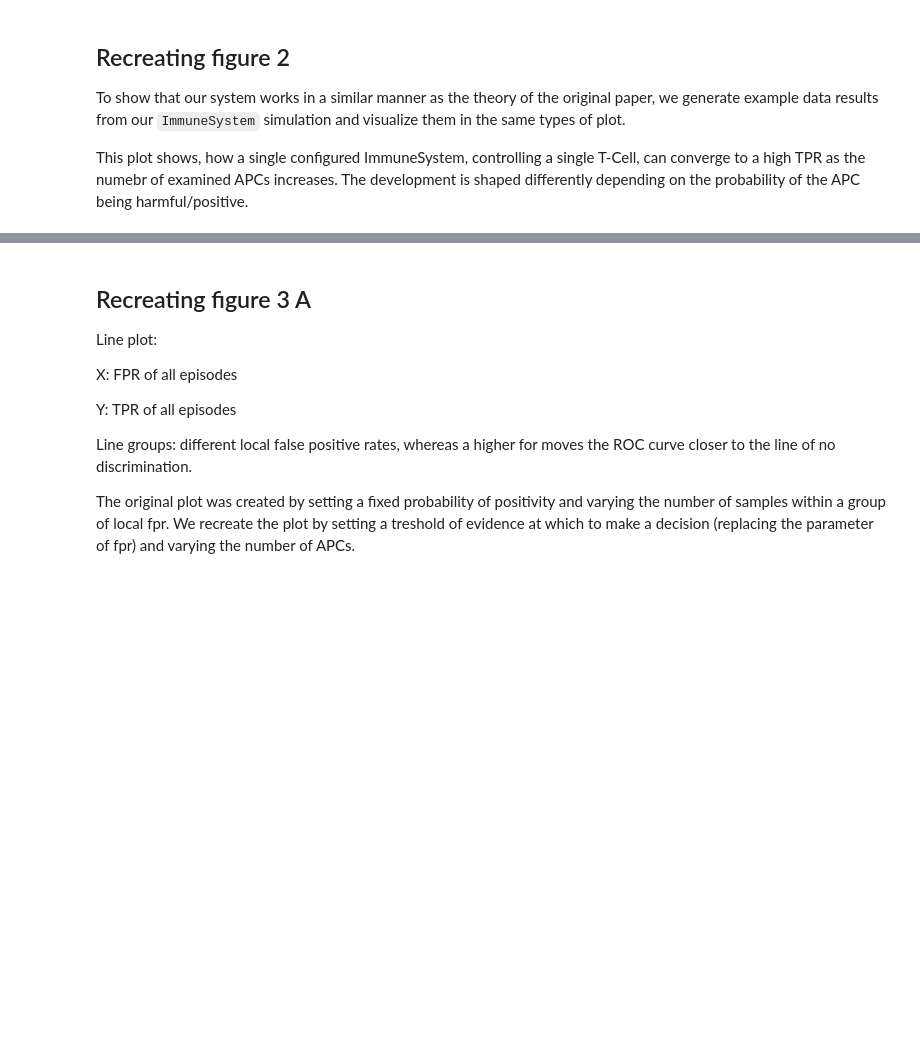
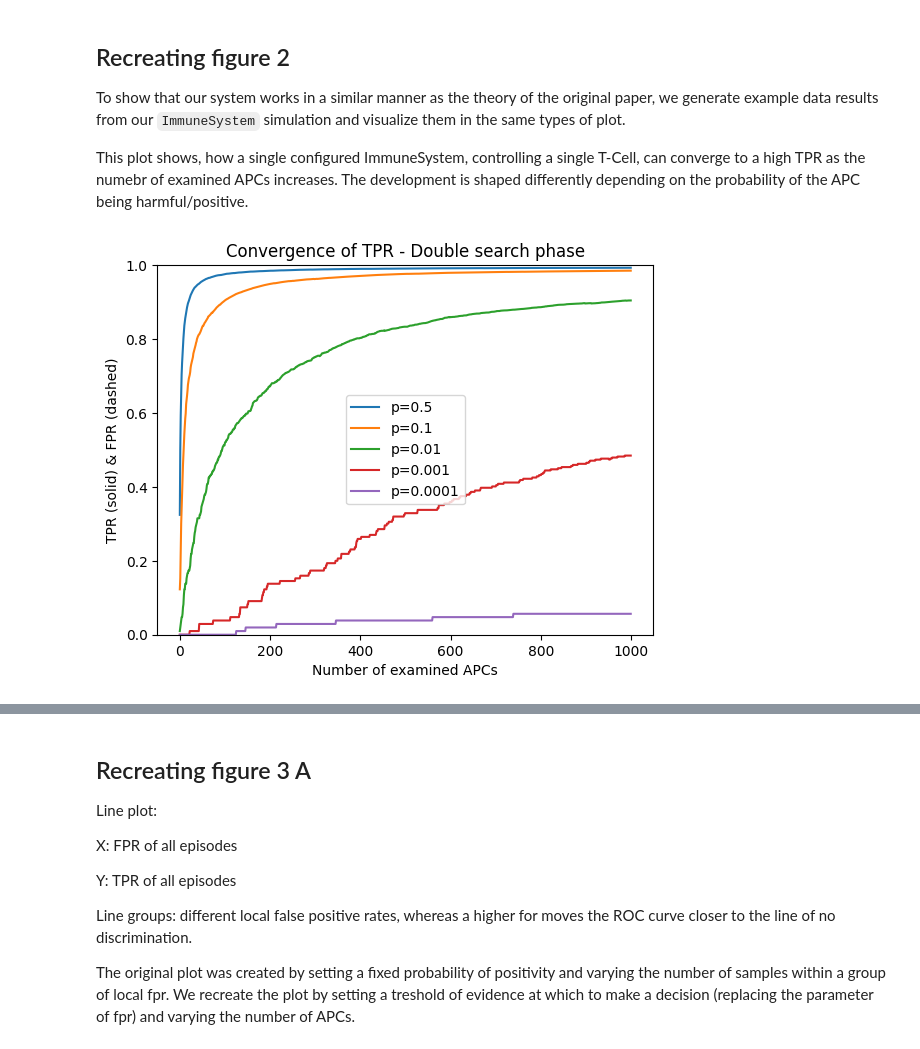
Before and after one commit to nikoczernin/tcells, a Jupyter notebook: baumgart_repro.ipynb, the cells around one changed output, grey strips where cells are left out. Cells and saved outputs as stored; diff of their text form; code cells hidden in the pictures; blank space fills up the shorter version.

```diff
--- a/baumgart_repro.ipynb
+++ b/baumgart_repro.ipynb
@@ -201,14 +201,14 @@ tau = 50
 for p in ps:
     exp_results = []
     env = StochasticAPC(p=p, learning_rate=2, bias=bias)
-    agent_ = ImmuneSystem_SinglePhase(env, tau=tau)
+    agent = ImmuneSystem_SinglePhase(env, tau=tau)
     for j in range(m):
         # if i % 10 == 0: print(i)
         for i in range(n):
             # reset the env
-            agent_.env.reset()
+            agent.env.reset()
             # # manually set the environment tendency
-            R, t, transitions = agent_.episode(verbose=False)
+            R, t, transitions = agent.episode(verbose=False)
             final_action = transitions[-1][1]
             final_reward = transitions[-1][2]
             evaluation = transitions[-1][4]
@@ -222,34 +222,36 @@ for p in ps:
     exp_results = exp_results.sort_values(["m", "n"], kind="mergesort")
     # cumsum within each m, n stays unchanged
     # this way we get a mean TP count and FP count and sum of time taken til termination per
     sum_cols = ["t", "FN", "FP", "TN", "TP"]
     exp_results[sum_cols] = exp_results.groupby("m", sort=False)[sum_cols].cumsum()
     # we now have all episodes ordered by i (number of the ith APC looked at by the IS in n)
     # in groups of j (number of run)
     exp_results = exp_results.groupby("n", as_index=False).mean()
     # compute the evaluation metrics
     exp_results["TPR"] = exp_results["TP"] / (exp_results["FN"] + exp_results["TP"] + 1)
     exp_results["FPR"] = exp_results["FP"] / (exp_results["FP"] + exp_results["TN"] + 1)
     # keep this cumsum df in a bigger dfs list
     exp_dfs.append(exp_results)
 
 
 # Plot each experiment separately
 i = 0
 for df in exp_dfs:
     exp_var = "p" # select the variable of the experiment here!
-    exp_val = df["p"].unique()[0]
+    exp_val = df[exp_var].unique()[0]
     plt.plot(df["n"], df["TPR"], color=plt.cm.tab10.colors[i], label=f"{exp_var}={exp_val}")
     # plt.plot(df["t"], df["FPR"], color=plt.cm.tab10.colors[i], linestyle="--")
     i += 1
 
 plt.xlabel("Number of examined APCs")
 plt.title("Convergence of TPR - Double search phase")
 # plt.ylabel("TPR")
 plt.ylabel("TPR (solid) & FPR (dashed)")
 plt.ylim(0, 1)
 plt.legend()
 plt.show()
+# %% [output]
+[figure, added]
 # %%
 from RL.ImmuneSystem import ImmuneSystem_DoublePhase
 from RL.APC import StochasticAPC
```
Also changed, not shown: parts of 23 cells of this notebook, 2 other files.
